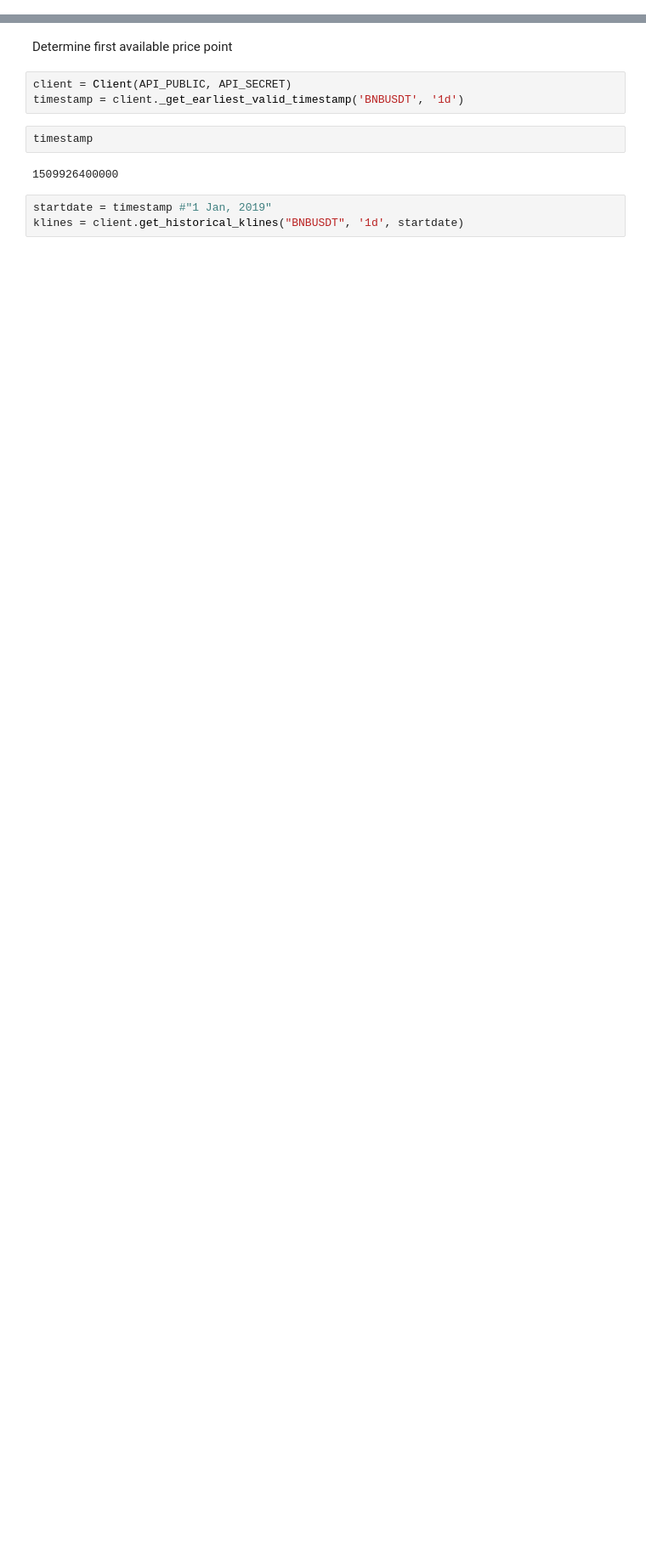
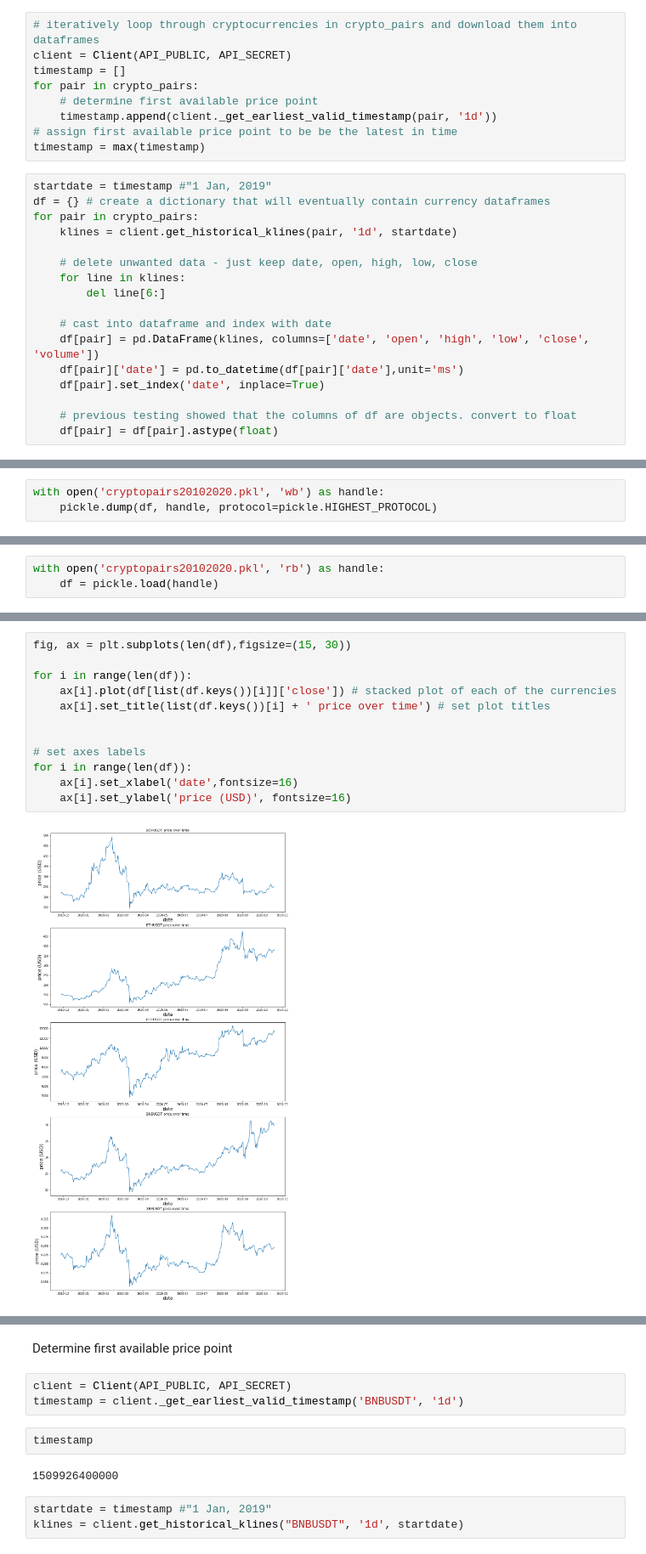
Before and after one commit to peparhugo/Econometrics_group_project, a Jupyter notebook: submission_3/data-ideas/data-sources-test-19102020.ipynb, the cells around one changed output, grey strips where cells are left out. Shown at 85% size. Drawn from its saved outputs; the diff is of its cells as text; blank space fills up the shorter version.

Commit message:
5 cryptocurrencies downloaded and saves as pkl file

```diff
--- a/submission_3/data-ideas/data-sources-test-19102020.ipynb
+++ b/submission_3/data-ideas/data-sources-test-19102020.ipynb
@@ -17,0 +24,26 @@ API_SECRET = os.environ.get("SECRET_KEY")
+# %%
+# iteratively loop through cryptocurrencies in crypto_pairs and download them into dataframes
+client = Client(API_PUBLIC, API_SECRET)
+timestamp = []
+for pair in crypto_pairs:
+    # determine first available price point
+    timestamp.append(client._get_earliest_valid_timestamp(pair, '1d'))
+# assign first available price point to be be the latest in time
+timestamp = max(timestamp)
+# %%
+startdate = timestamp #"1 Jan, 2019"
+df = {} # create a dictionary that will eventually contain currency dataframes
+for pair in crypto_pairs:
+    klines = client.get_historical_klines(pair, '1d', startdate)
+
+    # delete unwanted data - just keep date, open, high, low, close
+    for line in klines:
+        del line[6:]
+
+    # cast into dataframe and index with date
+    df[pair] = pd.DataFrame(klines, columns=['date', 'open', 'high', 'low', 'close', 'volume'])
+    df[pair]['date'] = pd.to_datetime(df[pair]['date'],unit='ms')
+    df[pair].set_index('date', inplace=True)
+
+    # previous testing showed that the columns of df are objects. convert to float
+    df[pair] = df[pair].astype(float)
@@ -17,0 +52,3 @@ API_SECRET = os.environ.get("SECRET_KEY")
+# %%
+with open('cryptopairs20102020.pkl', 'wb') as handle:
+    pickle.dump(df, handle, protocol=pickle.HIGHEST_PROTOCOL)
@@ -17,0 +57,3 @@ API_SECRET = os.environ.get("SECRET_KEY")
+# %%
+with open('cryptopairs20102020.pkl', 'rb') as handle:
+    df = pickle.load(handle)
@@ -17,0 +62,14 @@ API_SECRET = os.environ.get("SECRET_KEY")
+# %%
+fig, ax = plt.subplots(len(df),figsize=(15, 30))
+
+for i in range(len(df)):
+    ax[i].plot(df[list(df.keys())[i]]['close']) # stacked plot of each of the currencies
+    ax[i].set_title(list(df.keys())[i] + ' price over time') # set plot titles
+
+
+# set axes labels
+for i in range(len(df)):
+    ax[i].set_xlabel('date',fontsize=16)
+    ax[i].set_ylabel('price (USD)', fontsize=16)
+# %% [output]
+[figure, added]
```
Also changed, not shown: parts of 24 cells of this notebook, 1 other file.
